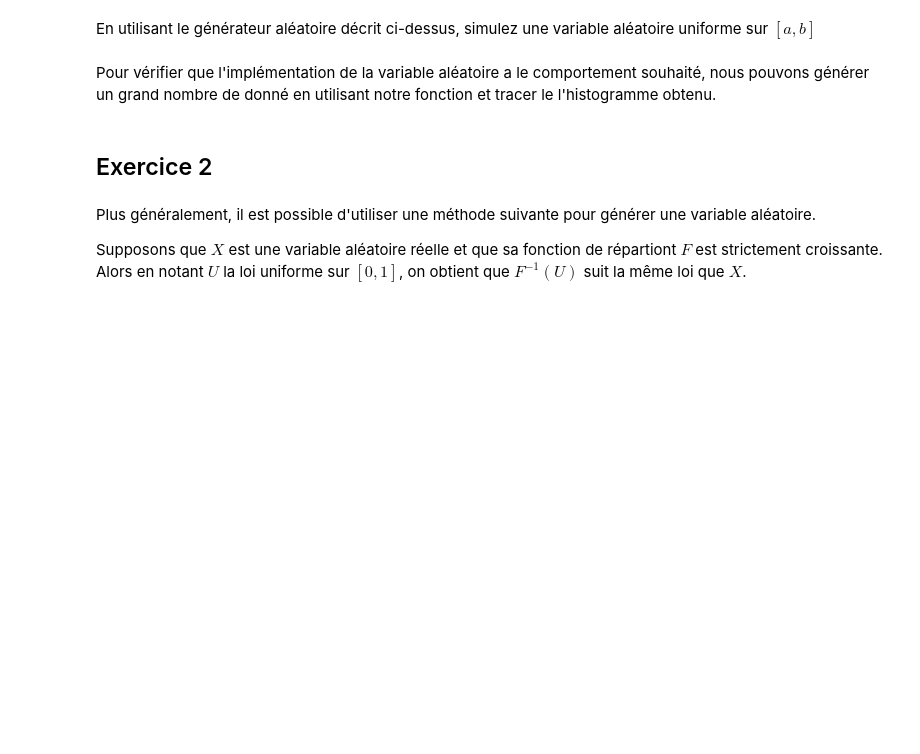
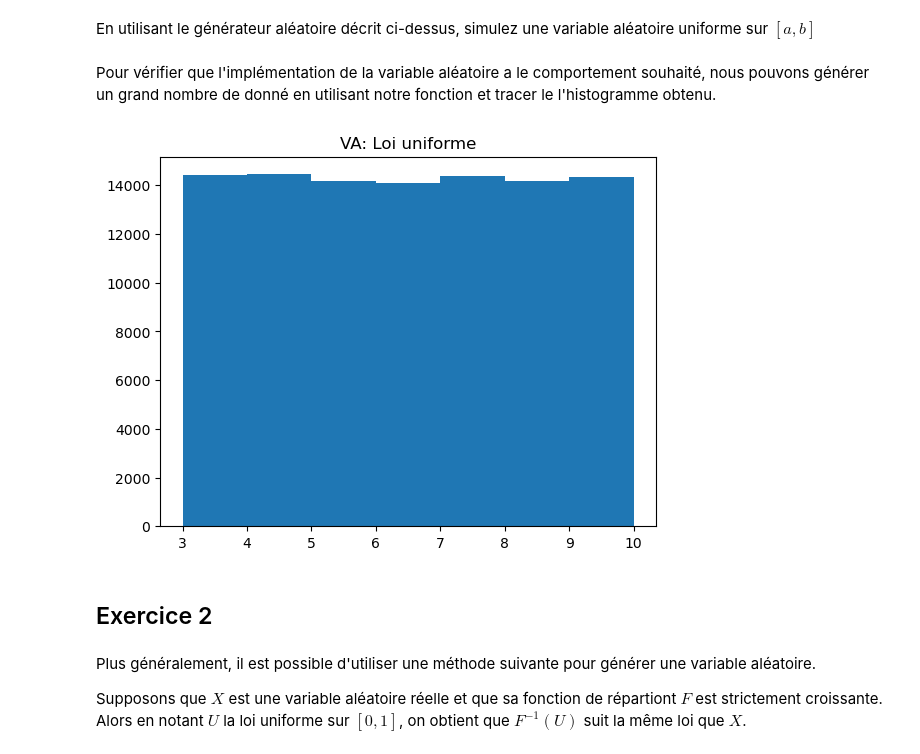
Before and after one commit to HUART1848/APV_L4, a Jupyter notebook: TP4.ipynb, the cells around one changed output. Drawn from its saved outputs; the diff is of its cells as text; code cells hidden in the pictures; blank space fills up the shorter version.

```diff
--- a/TP4.ipynb
+++ b/TP4.ipynb
@@ -124,14 +124,23 @@ def va_uniform(a, b):
 
     Return: un nombre choisi aléatoirement uniformément entre a et b
     """
-    # TODO: implement this function
+    return a + (b - a) * np.random.rand()
 # %% [markdown]
 Pour vérifier que l'implémentation de la variable aléatoire a le comportement souhaité, nous pouvons générer un grand nombre de donné en utilisant notre fonction et tracer le l'histogramme obtenu.
+# %%
+def simple_hist(x, bins=None, title=""):
+    plt.hist(x, bins=bins)
+    plt.title(title)
+    plt.show()
 # %%
 n_data = 100000
 a = 3
 b = 10
-# TODO: plot the empirical density of 'n_data' point generated using the function 'va_uniform'
+
+data = [va_uniform(a, b) for _ in range(n_data)]
+simple_hist(data, bins=b-a, title="VA: Loi uniforme")
+# %% [output]
+[figure, added]
 # %% [markdown]
 ## Exercice 2
 # %% [markdown]
```
Also changed, not shown: parts of 20 cells of this notebook, 1 other file.
